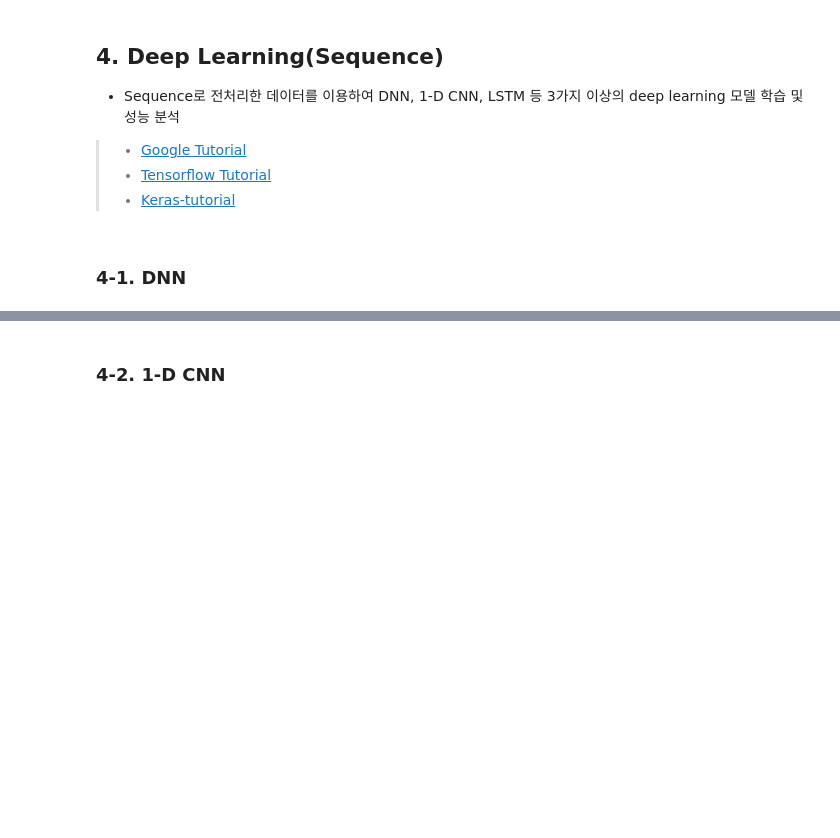
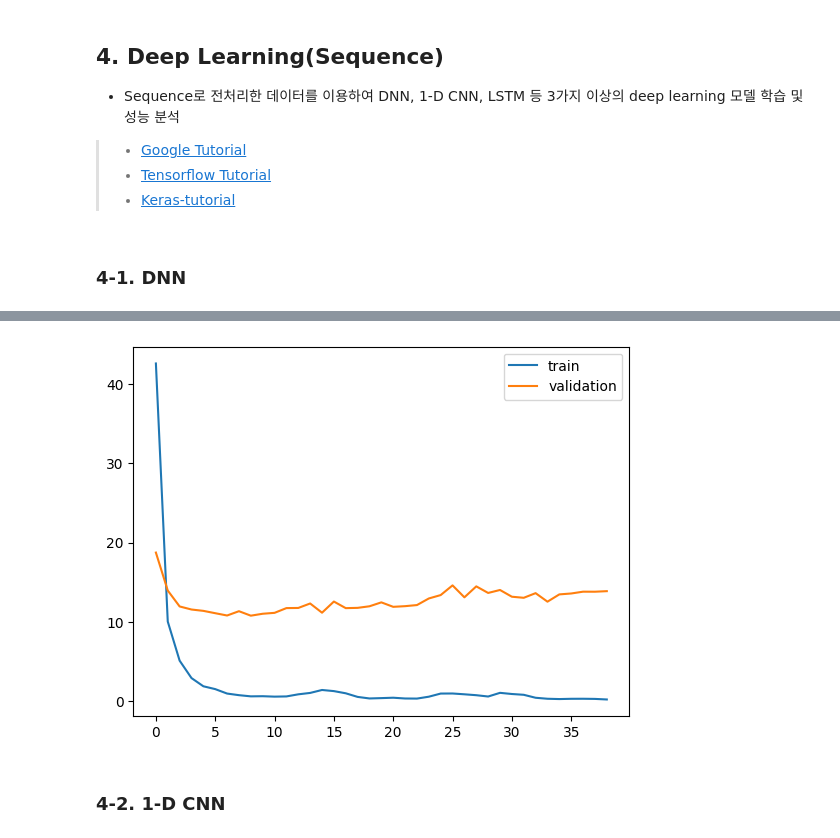
Before and after one commit to jeongan-choi/content_classification, a Jupyter notebook: 2. 문의 내용 유형 분류_모델링_에이블러_jbk (1).ipynb, the cells around one changed output, grey strips where cells are left out. Cells and saved outputs as stored; diff of their text form; code cells hidden in the pictures; blank space fills up the shorter version.

```diff
--- a/2. 문의 내용 유형 분류_모델링_에이블러_jbk (1).ipynb
+++ b/2. 문의 내용 유형 분류_모델링_에이블러_jbk (1).ipynb
@@ -228,0 +382,3 @@ weighted avg       0.81      0.80      0.80       742
+# %%
+model6 = SGDClassifier()
+model6.fit(x_train, y_train)
@@ -228,0 +411,8 @@ weighted avg       0.81      0.80      0.80       742
+# %%
+# word2vec
+%%time
+model6 = SGDClassifier(random_state=2023)
+model6.fit(w2v_x_train, y_train)
+
+y_pred = model6.predict(w2v_x_val)
+print(classification_report(y_test, y_pred))
@@ -250,9 +460,9 @@ from tensorflow.keras.callbacks import EarlyStopping, ReduceLROnPlateau
 # %%
 # 세션 클리어
-K.clear_session()
+clear_session()
 
 # 모델 쌓기
-il = Input(shape=(400, ))
+il = Input(shape=(500, ))
 
 hl = Dense(64, activation='swish')(il)
 hl = Dense(128, activation='swish')(hl)
@@ -288,9 +498,9 @@ Trainable params: 68293 (266.77 KB)
 Non-trainable params: 0 (0.00 Byte)
 _________________________________________________________________
 # %%
-
-es = EarlyStopping(patience=20, restore_best_weights=True, verbose=1)
+# my_seed_everywhere(seed)
+es = EarlyStopping(patience=30, restore_best_weights=True, verbose=1)
 lr_reduction = ReduceLROnPlateau(factor=0.5, patience=5, min_lr=0.000001)
-history = model.fit(seq_x_train, y_train, validation_data=(seq_x_val, y_val),
+history = model.fit(seq_x_train, y_train, validation_data=(seq_x_val, y_test),
                     epochs=1000, callbacks=[es])
 # %% [output]
@@ -297,0 +524,7 @@ NameError: ignored
+# %%
+plt.plot(history.history['loss'], label='train')
+plt.plot(history.history['val_loss'], label='validation')
+plt.legend()
+plt.show()
+# %% [output]
+[figure, added]
```
Also changed, not shown: parts of 49 cells of this notebook, 1 other file.
